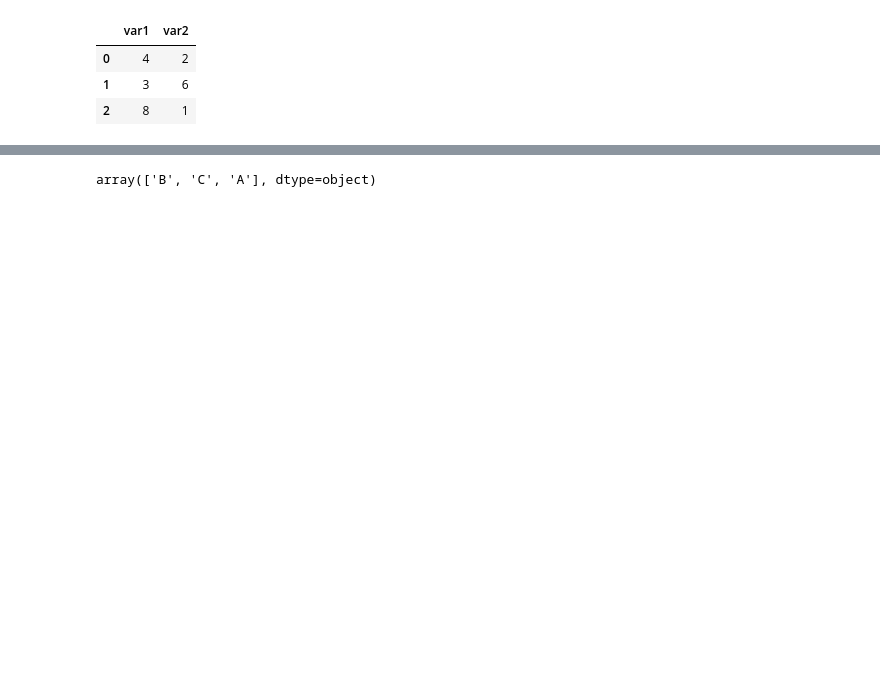
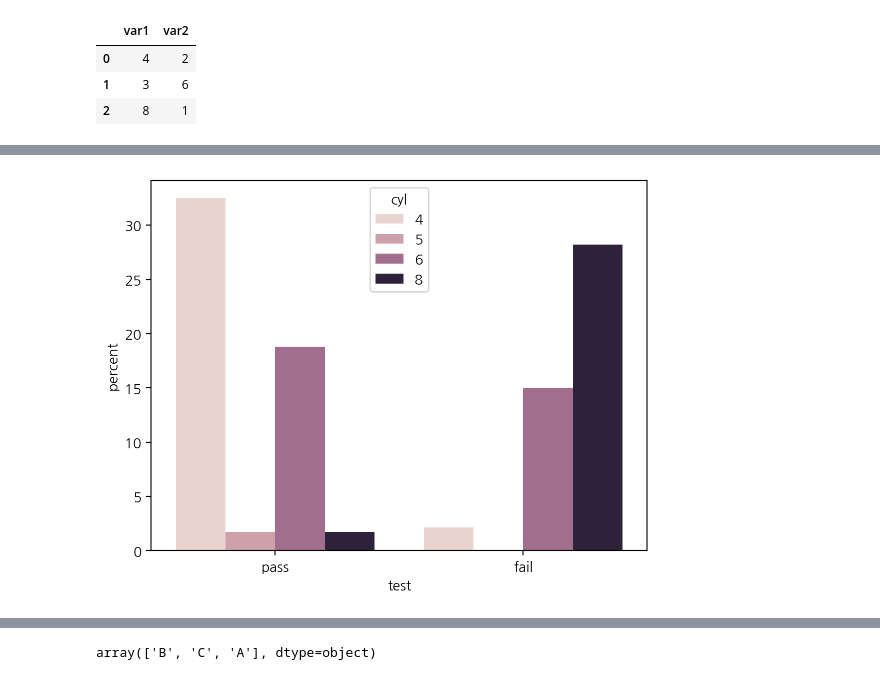
Before and after one commit to soyeonprincesss/2024-1-my-BDA, a Jupyter notebook: inclass/03w_0325_mon_ch05_dataframe_medium.ipynb, the cells around one changed output, grey strips where cells are left out. Cells and saved outputs as stored; diff of their text form; code cells hidden in the pictures; blank space fills up the shorter version.

```diff
--- a/inclass/03w_0325_mon_ch05_dataframe_medium.ipynb
+++ b/inclass/03w_0325_mon_ch05_dataframe_medium.ipynb
@@ -608,0 +746,4 @@ count_grade.plot.bar(rot = 0);
+# %%
+sns.countplot(mpg, x='test', hue="cyl", stat= "percent"); #시험 예상  합치면 위의 그래프와 일치, 다 합쳐야 100%이다
+# %% [output]
+[figure, added]
```
Also changed, not shown: parts of 132 cells of this notebook.
